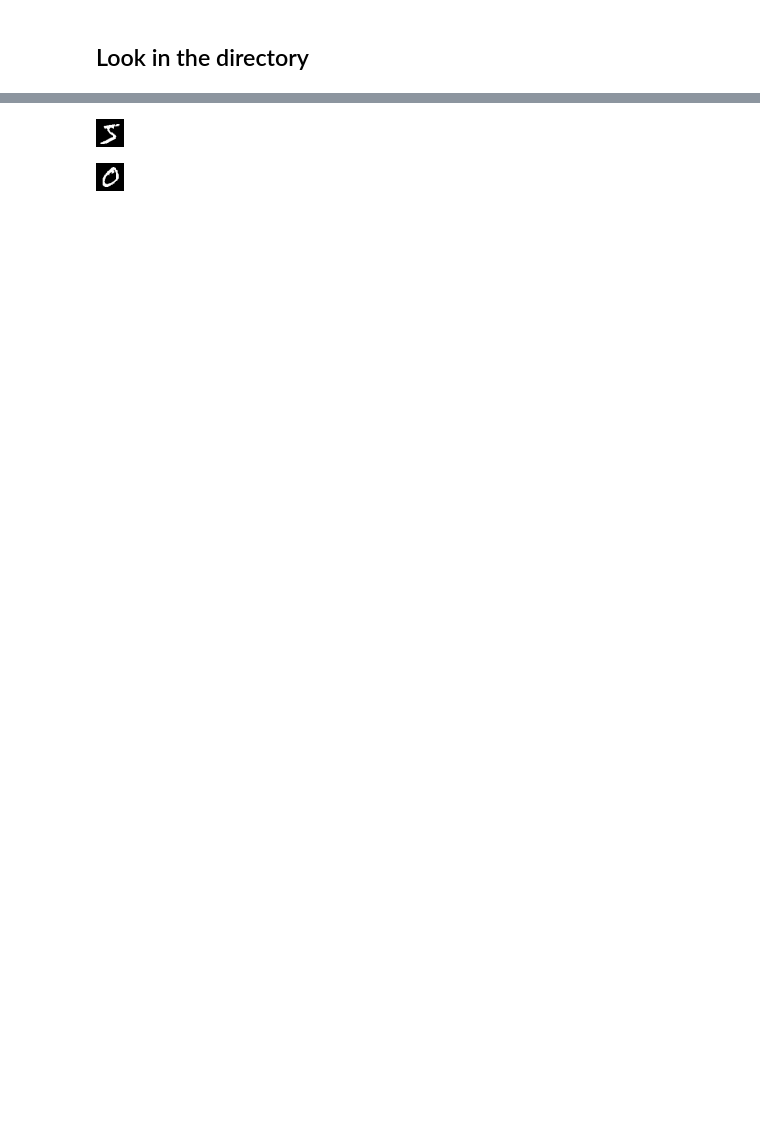
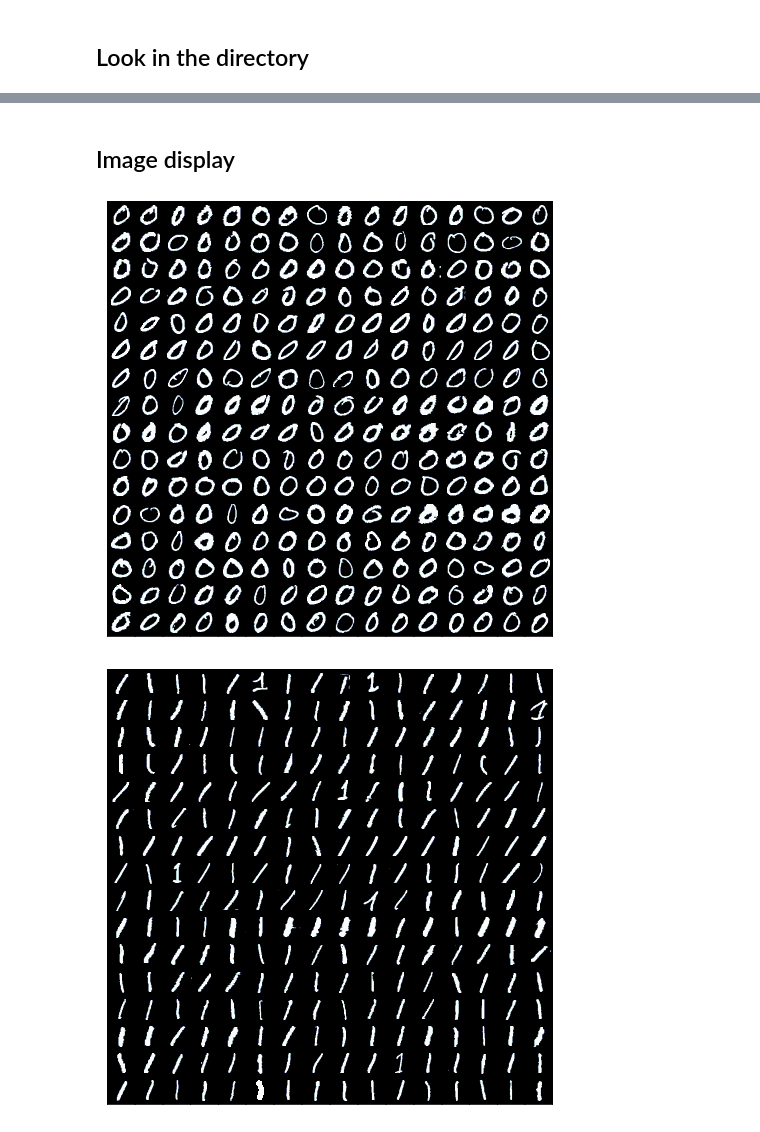
Before and after one commit to PoodleMaster/mnist_data2img, a Jupyter notebook: mnist_data2img.ipynb, the cells around one changed output, grey strips where cells are left out. Saved outputs shown, nothing was run; the diff lists cells and outputs as text; code cells hidden in the pictures; blank space fills up the shorter version.

```diff
--- a/mnist_data2img.ipynb
+++ b/mnist_data2img.ipynb
@@ -45,10 +51,37 @@ Downloading data from https://storage.googleapis.com/tensorflow/tf-keras-dataset
 0  1  2  3  4  5  6  7  8  9
-# %%
-from IPython.display import Image
-Image(filename='/content/drive/My Drive/qiita_share/mnist_train_data/5/data00000.png', width=28)
-# %% [output]
-[figure, removed]
-# %%
-Image(filename='/content/drive/My Drive/qiita_share/mnist_train_data/0/data00001.png', width=28)
-# %% [output]
-[figure, removed]
+# %% [markdown]
+## Image display
+# %%
+import glob
+import numpy as np
+from PIL import Image
+from natsort import natsorted
+from matplotlib import pyplot as plt
+
+pm = 16
+
+for num in range(10):
+    files = glob.glob("/content/drive/My Drive/qiita_share/mnist_train_data/" + str(num) + "/*.png")
+
+    data = []
+
+    for count, value in enumerate(natsorted(files), 1):
+        img = Image.open(value)
+        img = np.asarray(img)
+        data.append(img)
+        if (count >= (pm*pm)):
+            break
+
+    fig, ax = plt.subplots(pm, pm, figsize=(8, 8))
+    fig.subplots_adjust(hspace=0, wspace=0)
+
+    for i in range(pm):
+        for j in range(pm):
+            ax[i, j].xaxis.set_major_locator(plt.NullLocator())
+            ax[i, j].yaxis.set_major_locator(plt.NullLocator())
+            ax[i, j].imshow(data[pm*i+j], cmap="bone")
+
+    plt.show()
+# %% [output]
+[figure, added]
+[figure, added]
```
Also changed, not shown: parts of 6 cells of this notebook.
